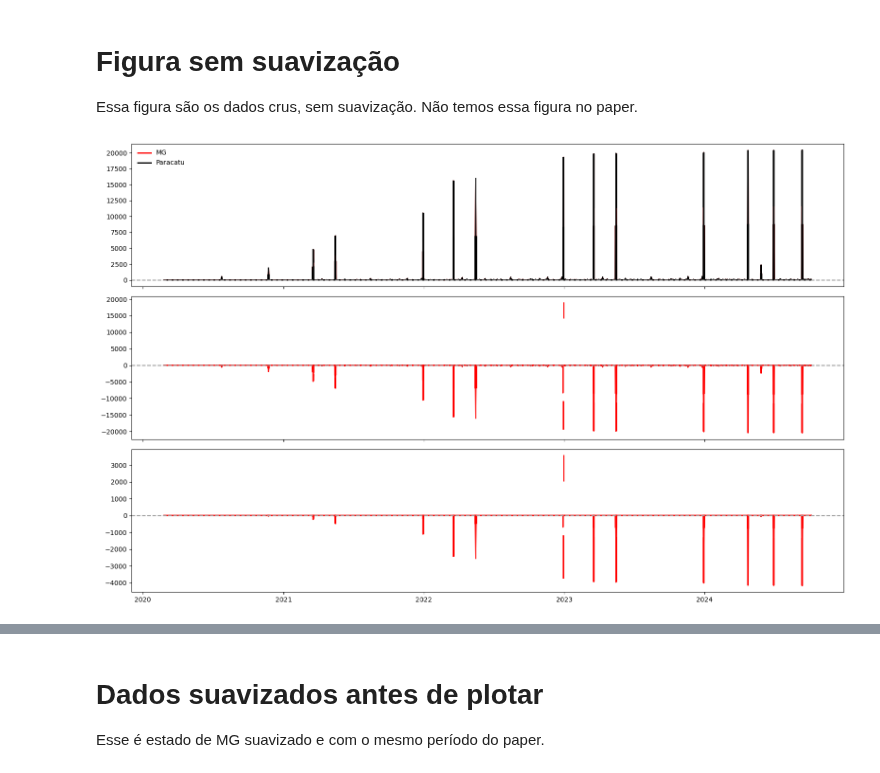
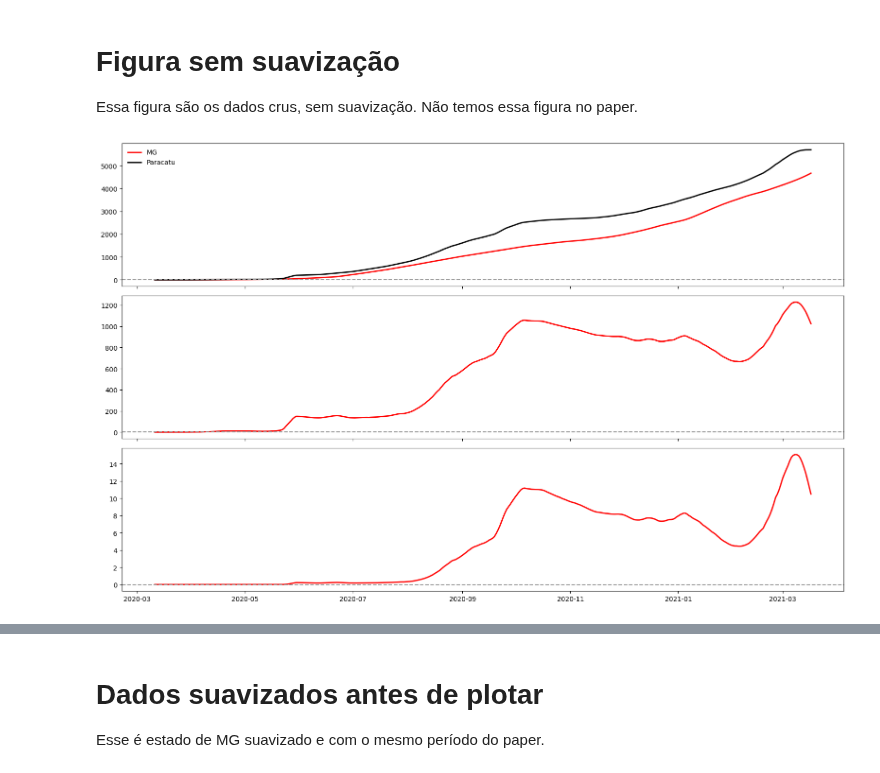
Before and after one commit to carloszan/covid, a Jupyter notebook: 2.figuras-com-todos-os-dados.ipynb, the cells around one changed output, grey strips where cells are left out. Saved outputs shown, nothing was run; the diff lists cells and outputs as text; code cells hidden in the pictures.

```diff
--- a/2.figuras-com-todos-os-dados.ipynb
+++ b/2.figuras-com-todos-os-dados.ipynb
@@ -84,7 +97,7 @@ def save_figs(df1, df2, population_col, cases_col, date_col, df1_legend, df2_leg
   cases_df2 = (df2[cases_col] / population_df2 * 1e5).values
   y = np.concatenate([np.zeros(len(cases_df1) - len(cases_df2)), cases_df2])  # Align lengths by padding with zeros
   smoothed_df2, *_ = smooth_covid(dates_df1, y, 7)
-  df_plot2 = pd.DataFrame({"values": smoothed_df1, "dates": dates_df1}).sort_values(by="dates")
+  df_plot2 = pd.DataFrame({"values": smoothed_df2, "dates": dates_df1}).sort_values(by="dates")
 
   # Calculate differences and signed square differences
   d_nnC = smoothed_df2 - smoothed_df1
@@ -133,12 +146,9 @@ def save_figs(df1, df2, population_col, cases_col, date_col, df1_legend, df2_leg
 
 Essa figura são os dados crus, sem suavização. Não temos essa figura no paper.
 # %%
-# df1 = pd.read_csv('MG.csv', sep=';').sort_values(by='date')
-# df2 = pd.read_excel('PARACATU.xlsx').sort_values(by='date')
+brasilio_df1 = pd.read_csv('analises/MG.csv', sep=';').sort_values(by='date')
+brasilio_df2 = pd.read_excel('analises/PARACATU.xlsx').sort_values(by='date')
 
-df1 = df[df['estado'] == 'MG']
-df2 = df[df['municipio'] == 'Paracatu']
-
-_, _ = save_figs(df1, df2, 'populacaoTCU2019', 'casosAcumulado', 'data', 'MG', 'Paracatu')
+_, _ = save_figs(brasilio_df1, brasilio_df2, 'estimated_population', 'last_available_confirmed', 'date', 'MG', 'Paracatu')
 # %% [output]
-[figure, old version]
+[figure, new version]
```
Also changed, not shown: parts of 9 cells of this notebook, 1 other file.
